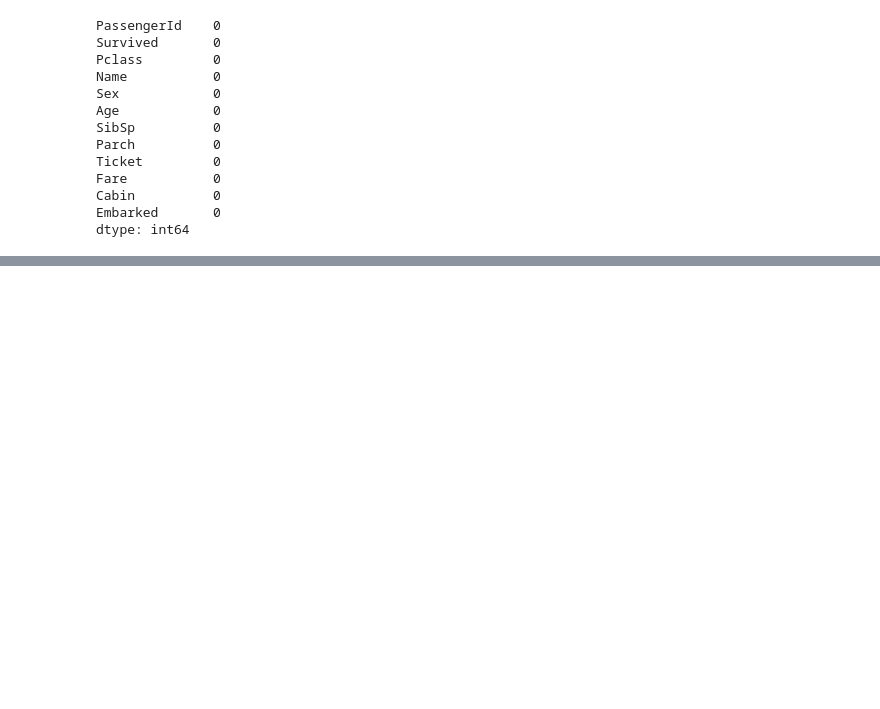
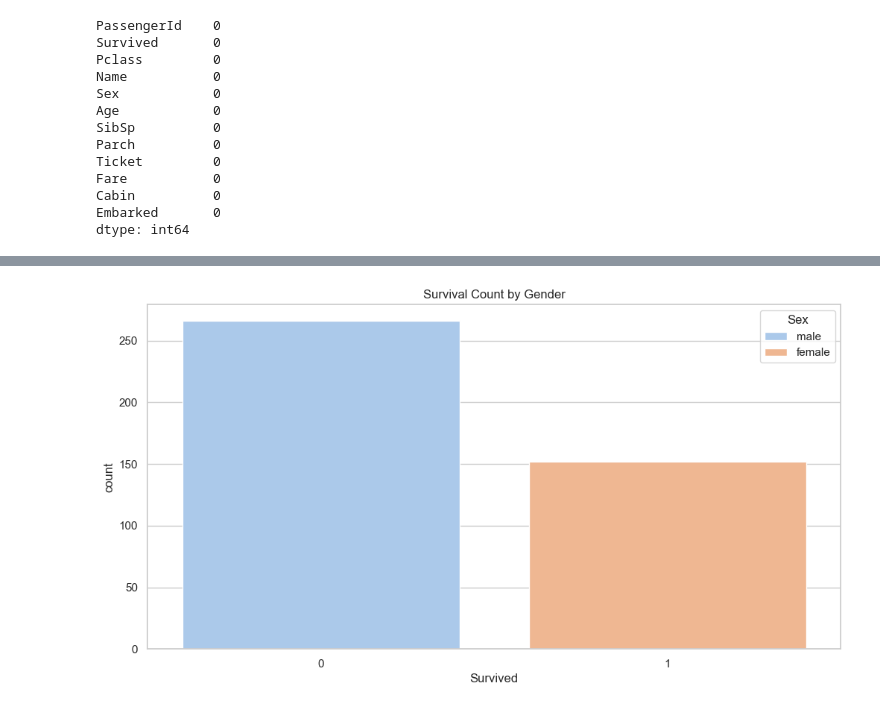
Before and after one commit to Manu-Abuya/Titanic-EDA-Analysis, a Jupyter notebook: Titanic.ipynb, the cells around one changed output, grey strips where cells are left out. Saved outputs shown, nothing was run; the diff lists cells and outputs as text; code cells hidden in the pictures; blank space fills up the shorter version.

```diff
--- a/Titanic.ipynb
+++ b/Titanic.ipynb
@@ -101,0 +129,10 @@ titanic_data.head()
+# %%
+# Analyze Survival Rates based on sex
+plt.figure(figsize=(12, 6))
+
+sns.countplot(x='Survived', hue='Sex', data=titanic_data, palette='pastel')
+plt.title('Survival Count by Gender')
+
+plt.show()
+# %% [output]
+[figure, added]
```
Also changed, not shown: parts of 3 cells of this notebook.
